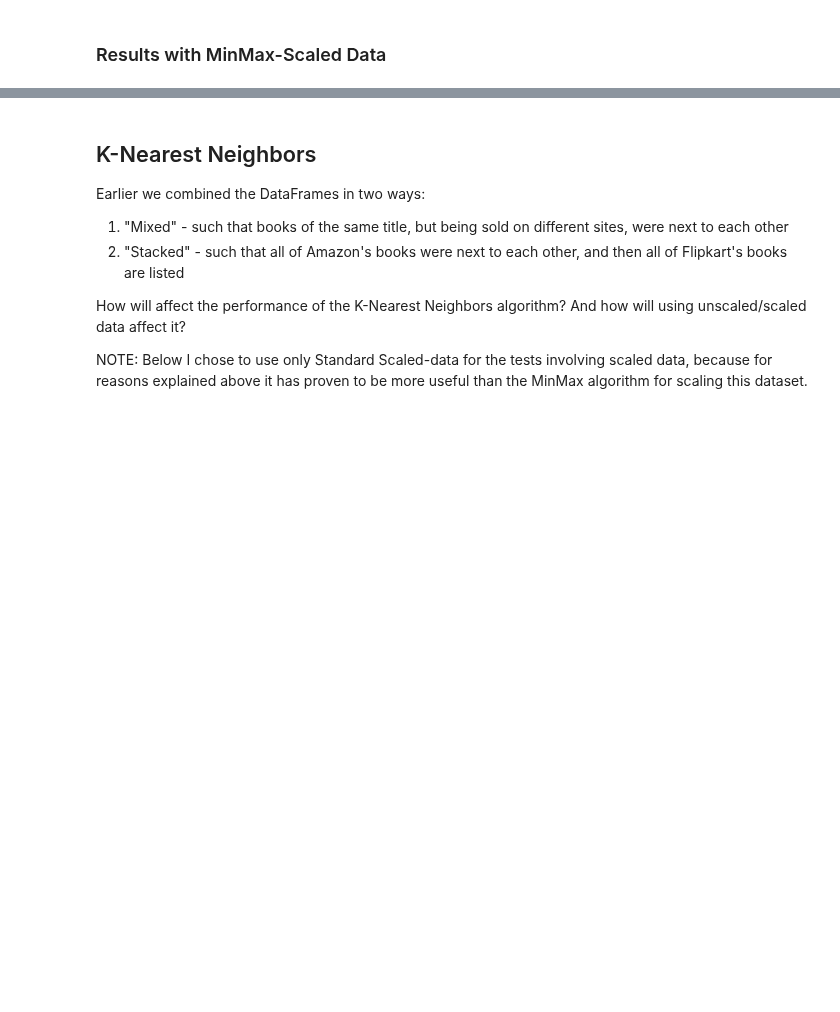
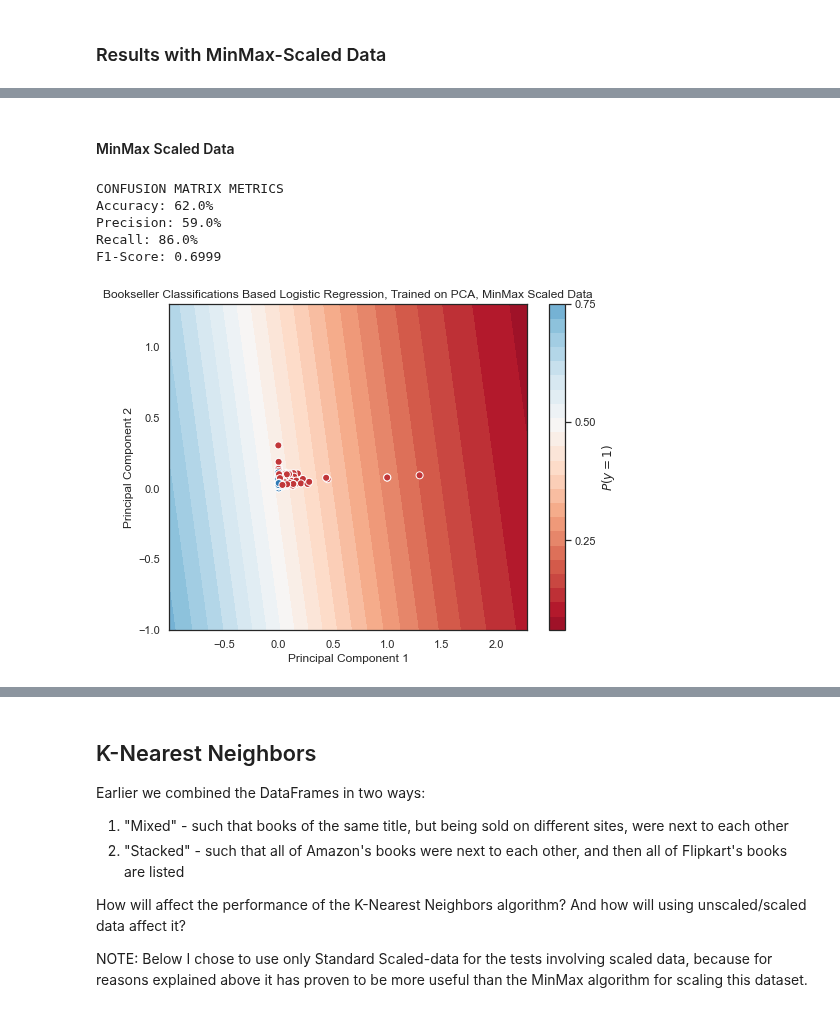
Before and after one commit to UPstartDeveloper/bookstore-classifier, a Jupyter notebook: classifications.ipynb, the cells around one changed output, grey strips where cells are left out. Cells and saved outputs as stored; diff of their text form; code cells hidden in the pictures; blank space fills up the shorter version.

```diff
--- a/classifications.ipynb
+++ b/classifications.ipynb
@@ -1017,0 +1084,12 @@ There appears to be no significant difference between what kind of algorithm is
+# %% [markdown]
+####  MinMax Scaled Data
+# %%
+y_pred, logreg4 = make_logreg(X_train_reduced_mm_scaled, y_train, X_test_reduced_mm_scaled, y_test)
+plot_logreg(logreg4, X_test_reduced_mm_scaled, y_pred, "MinMax Scaled")
+# %% [output]
+CONFUSION MATRIX METRICS
+Accuracy: 62.0%
+Precision: 59.0%
+Recall: 86.0%
+F1-Score: 0.6999
+[figure, added]
```
Also changed, not shown: parts of 18 cells of this notebook.
